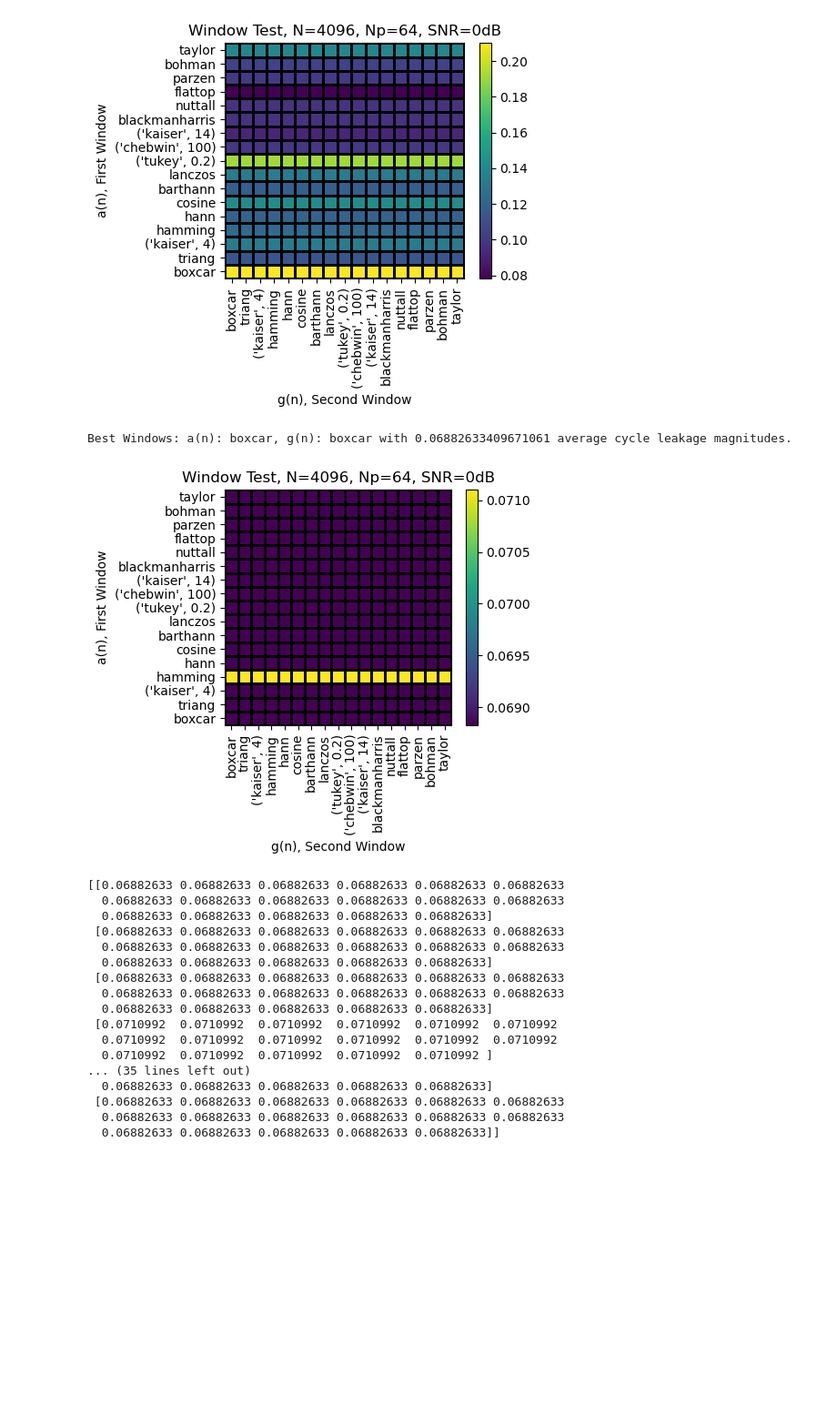
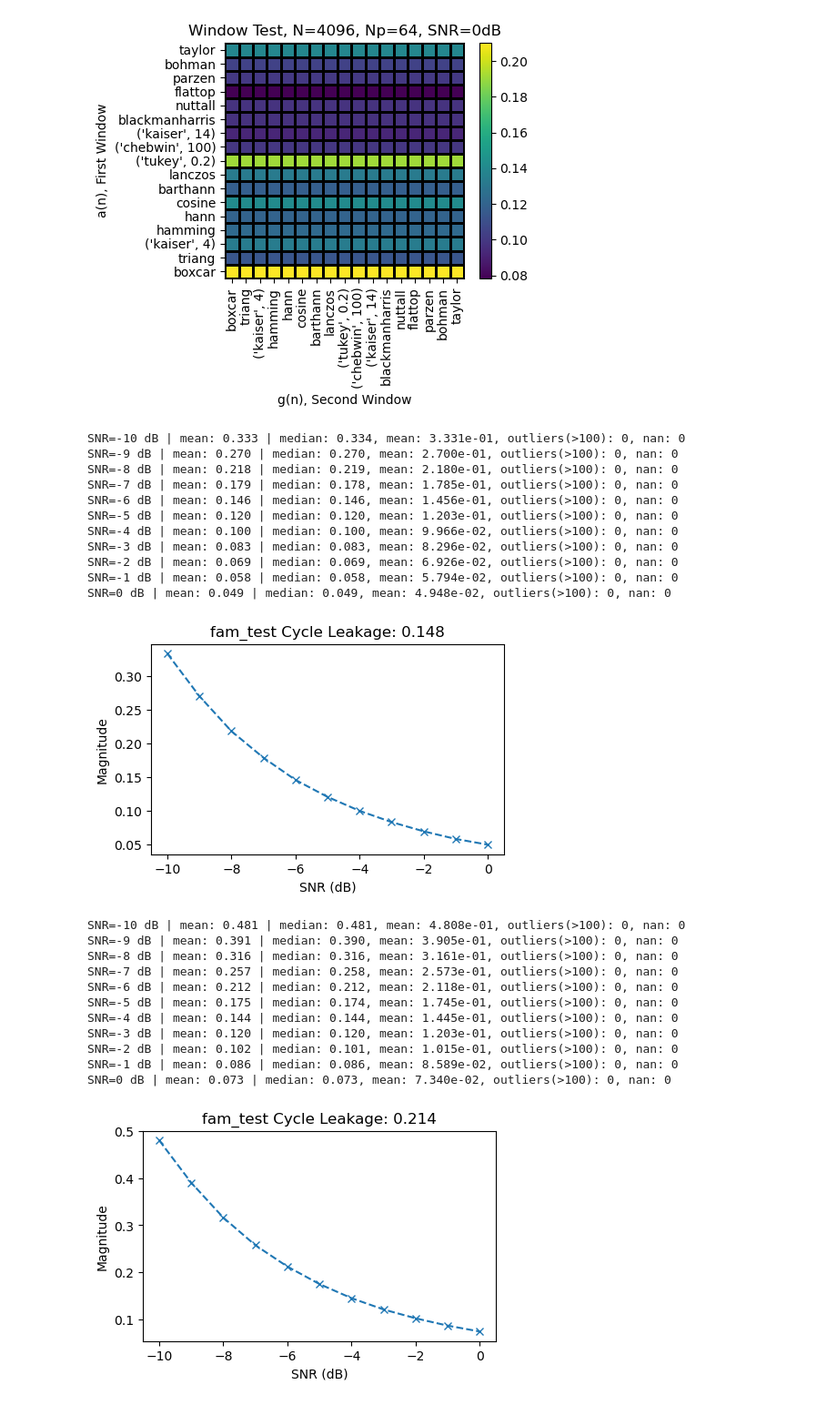
Before and after one commit to SuperStupidness/Spectral_Correlation_Estimation_Test, a Jupyter notebook: cycle_leakage_test_example.ipynb, the cells around one changed output. Shown at 91% size. Drawn from its saved outputs; the diff is of its cells as text; code cells hidden in the pictures; blank space fills up the shorter version.

```diff
--- a/cycle_leakage_test_example.ipynb
+++ b/cycle_leakage_test_example.ipynb
@@ -262,25 +260,30 @@ def fast_sc_wrapper(signal, Np=64, conjugate=False, coherence=False, window_1="h
-# %%
-fastsc_result_extended = test.extended_window_test(fast_sc_wrapper, name="fastsc", fam=False, plot=True)
-# %% [output]
-Best Windows: a(n): boxcar, g(n): boxcar with 0.06882633409671061 average cycle leakage magnitudes.
-[figure, removed]
-# %%
-print(fastsc_result_extended)
-# %% [output]
-[[0.06882633 0.06882633 0.06882633 0.06882633 0.06882633 0.06882633
-  0.06882633 0.06882633 0.06882633 0.06882633 0.06882633 0.06882633
-  0.06882633 0.06882633 0.06882633 0.06882633 0.06882633]
- [0.06882633 0.06882633 0.06882633 0.06882633 0.06882633 0.06882633
-  0.06882633 0.06882633 0.06882633 0.06882633 0.06882633 0.06882633
-  0.06882633 0.06882633 0.06882633 0.06882633 0.06882633]
- [0.06882633 0.06882633 0.06882633 0.06882633 0.06882633 0.06882633
-  0.06882633 0.06882633 0.06882633 0.06882633 0.06882633 0.06882633
-  0.06882633 0.06882633 0.06882633 0.06882633 0.06882633]
- [0.0710992  0.0710992  0.0710992  0.0710992  0.0710992  0.0710992
-  0.0710992  0.0710992  0.0710992  0.0710992  0.0710992  0.0710992
-  0.0710992  0.0710992  0.0710992  0.0710992  0.0710992 ]
-... (35 lines left out)
-  0.06882633 0.06882633 0.06882633 0.06882633 0.06882633]
- [0.06882633 0.06882633 0.06882633 0.06882633 0.06882633 0.06882633
-  0.06882633 0.06882633 0.06882633 0.06882633 0.06882633 0.06882633
-  0.06882633 0.06882633 0.06882633 0.06882633 0.06882633]]
+# %%
+Np = [8, 16, 32, 64, 128, 256, 512]
+
+for n_channels in Np:
+    fam_result = test.window_test(fam, snr=np.arange(-10, 1), Np=n_channels, L=n_channels/4, name="fam_test", fam=True, verbose=True)
+# %% [output]
+SNR=-10 dB | mean: 0.333 | median: 0.334, mean: 3.331e-01, outliers(>100): 0, nan: 0
+SNR=-9 dB | mean: 0.270 | median: 0.270, mean: 2.700e-01, outliers(>100): 0, nan: 0
+SNR=-8 dB | mean: 0.218 | median: 0.219, mean: 2.180e-01, outliers(>100): 0, nan: 0
+SNR=-7 dB | mean: 0.179 | median: 0.178, mean: 1.785e-01, outliers(>100): 0, nan: 0
+SNR=-6 dB | mean: 0.146 | median: 0.146, mean: 1.456e-01, outliers(>100): 0, nan: 0
+SNR=-5 dB | mean: 0.120 | median: 0.120, mean: 1.203e-01, outliers(>100): 0, nan: 0
+SNR=-4 dB | mean: 0.100 | median: 0.100, mean: 9.966e-02, outliers(>100): 0, nan: 0
+SNR=-3 dB | mean: 0.083 | median: 0.083, mean: 8.296e-02, outliers(>100): 0, nan: 0
+SNR=-2 dB | mean: 0.069 | median: 0.069, mean: 6.926e-02, outliers(>100): 0, nan: 0
+SNR=-1 dB | mean: 0.058 | median: 0.058, mean: 5.794e-02, outliers(>100): 0, nan: 0
+SNR=0 dB | mean: 0.049 | median: 0.049, mean: 4.948e-02, outliers(>100): 0, nan: 0
+[figure, added]
+SNR=-10 dB | mean: 0.481 | median: 0.481, mean: 4.808e-01, outliers(>100): 0, nan: 0
+SNR=-9 dB | mean: 0.391 | median: 0.390, mean: 3.905e-01, outliers(>100): 0, nan: 0
+SNR=-8 dB | mean: 0.316 | median: 0.316, mean: 3.161e-01, outliers(>100): 0, nan: 0
+SNR=-7 dB | mean: 0.257 | median: 0.258, mean: 2.573e-01, outliers(>100): 0, nan: 0
+SNR=-6 dB | mean: 0.212 | median: 0.212, mean: 2.118e-01, outliers(>100): 0, nan: 0
+SNR=-5 dB | mean: 0.175 | median: 0.174, mean: 1.745e-01, outliers(>100): 0, nan: 0
+SNR=-4 dB | mean: 0.144 | median: 0.144, mean: 1.445e-01, outliers(>100): 0, nan: 0
+SNR=-3 dB | mean: 0.120 | median: 0.120, mean: 1.203e-01, outliers(>100): 0, nan: 0
+SNR=-2 dB | mean: 0.102 | median: 0.101, mean: 1.015e-01, outliers(>100): 0, nan: 0
+SNR=-1 dB | mean: 0.086 | median: 0.086, mean: 8.589e-02, outliers(>100): 0, nan: 0
+SNR=0 dB | mean: 0.073 | median: 0.073, mean: 7.340e-02, outliers(>100): 0, nan: 0
+[figure, added]
```
Also changed, not shown: parts of 9 cells of this notebook, 7 other files.
